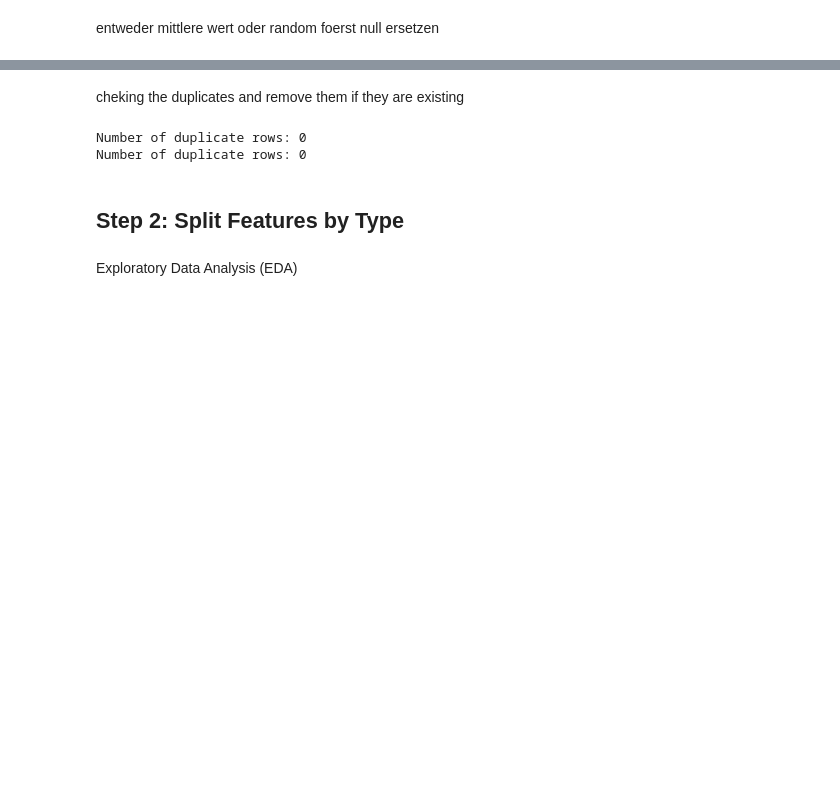
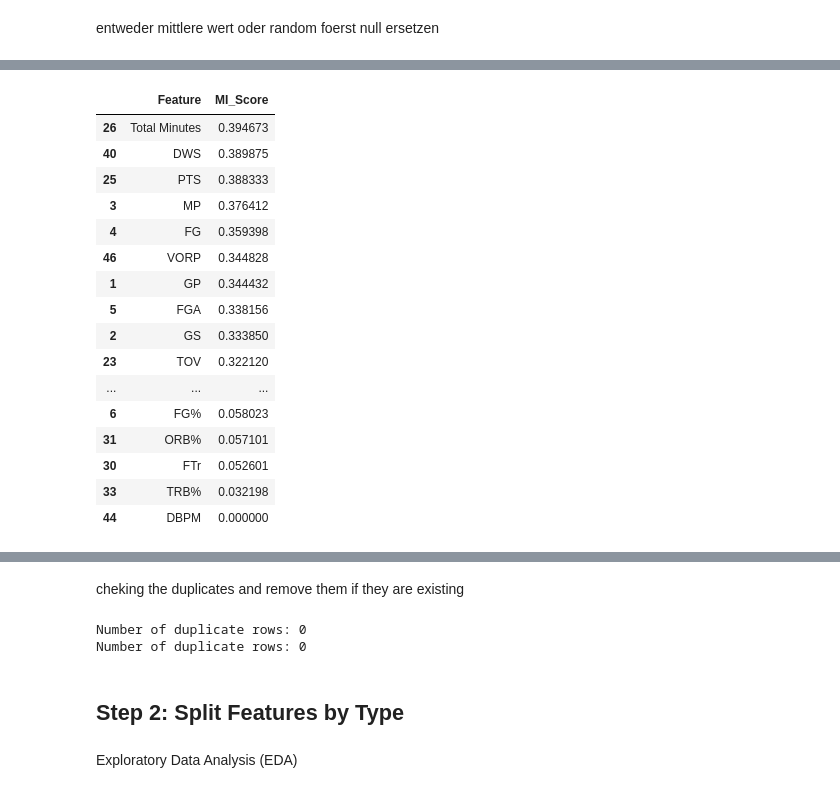
Before and after one commit to mostafaelmehi/ML-project-NBA-Player-Salaries-, a Jupyter notebook: projecdd.ipynb, the cells around one changed output, grey strips where cells are left out. Saved outputs shown, nothing was run; the diff lists cells and outputs as text; code cells hidden in the pictures; blank space fills up the shorter version.

```diff
--- a/projecdd.ipynb
+++ b/projecdd.ipynb
@@ -141,0 +230,31 @@ For example, when doing 'df[col].method(value, inplace=True)', try using 'df.met
+# %%
+from sklearn.feature_selection import mutual_info_regression
+# Select numerical features only (exclude Salary itself from X)
+X = df.select_dtypes(include='number').drop(columns=['Salary'])
+y = df['Salary']
+
+# Compute mutual information scores
+mi_scores = mutual_info_regression(X, y, random_state=0)
+
+# Create a DataFrame for easy analysis
+mi_df = pd.DataFrame({'Feature': X.columns, 'MI_Score': mi_scores})
+mi_df = mi_df.sort_values(by='MI_Score', ascending=False)
+mi_df
+# %% [output]
+|  | Feature | MI_Score |
+| 26 | Total Minutes | 0.394673 |
+| 40 | DWS | 0.389875 |
+| 25 | PTS | 0.388333 |
+| 3 | MP | 0.376412 |
+| 4 | FG | 0.359398 |
+| 46 | VORP | 0.344828 |
+| 1 | GP | 0.344432 |
+| 5 | FGA | 0.338156 |
+| 2 | GS | 0.333850 |
+| 23 | TOV | 0.322120 |
+| ... | ... | ... |
+| 6 | FG% | 0.058023 |
+| 31 | ORB% | 0.057101 |
+| 30 | FTr | 0.052601 |
+| 33 | TRB% | 0.032198 |
+| 44 | DBPM | 0.000000 |
```
Also changed, not shown: parts of 22 cells of this notebook.
